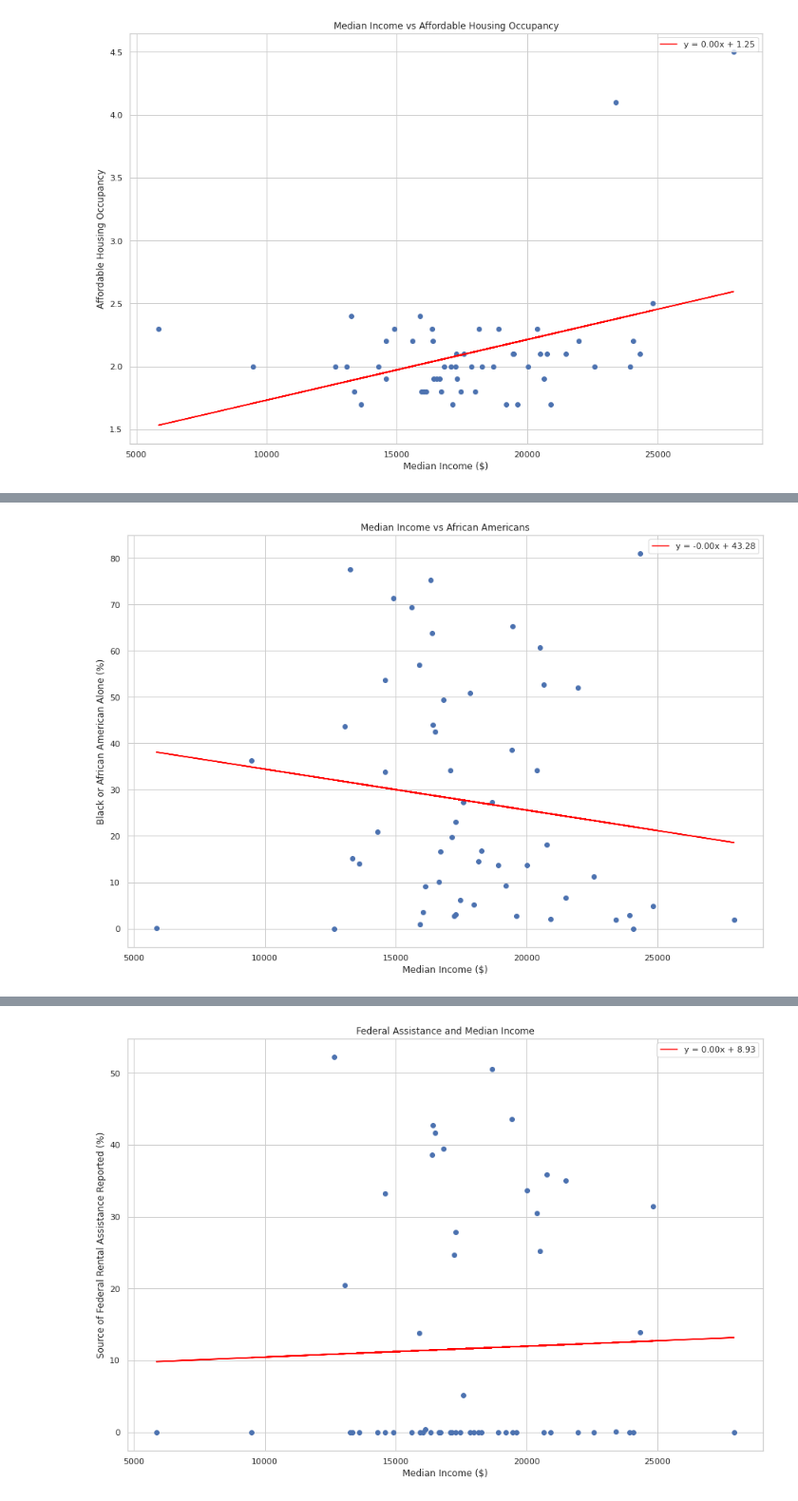
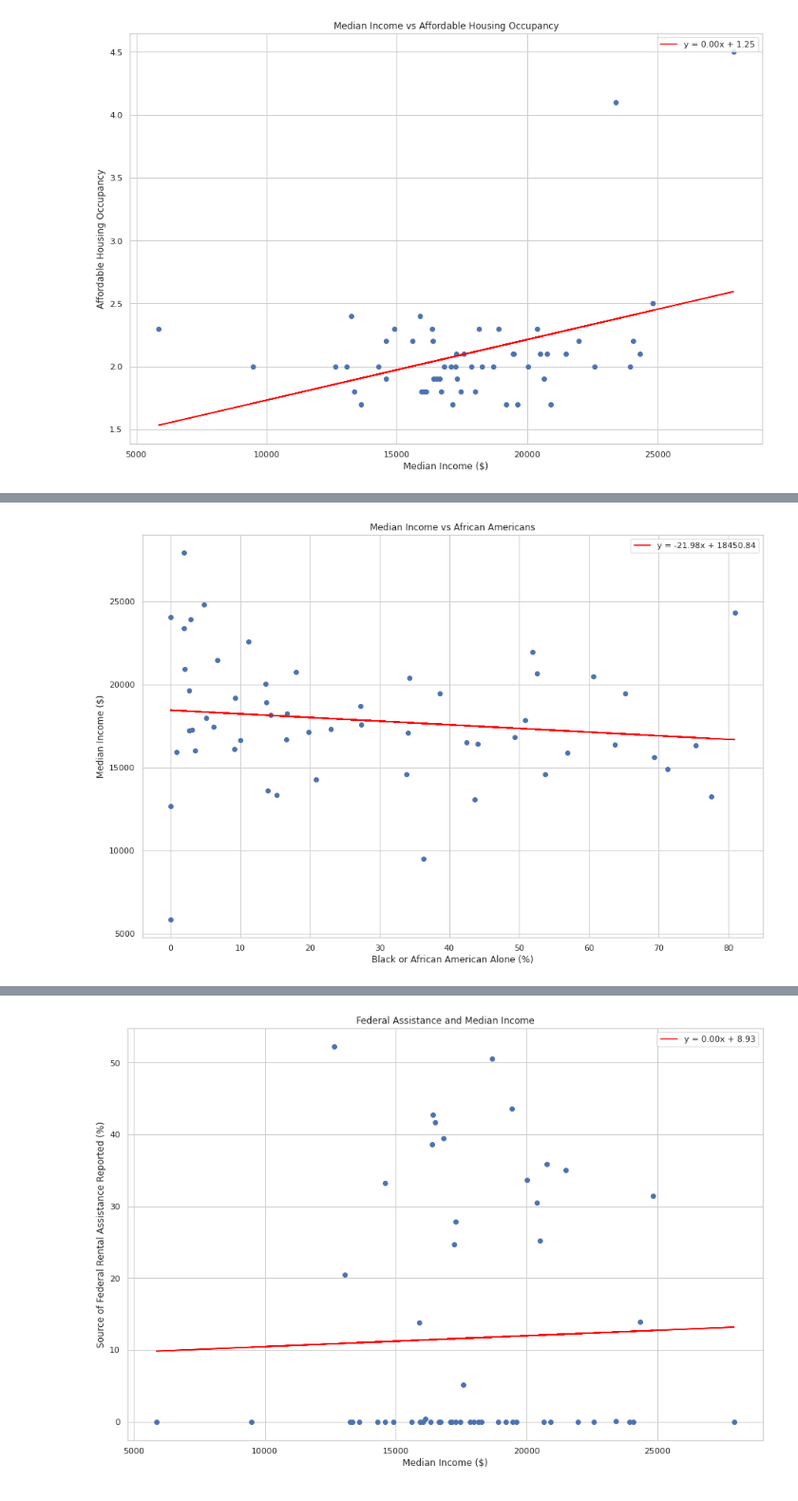
Before and after one commit to samuelscheffler/Housing-Data-Analysis, a Jupyter notebook: final-tutorial.ipynb, the cells around one changed output, grey strips where cells are left out. Shown at 95% size. Cells and saved outputs as stored; diff of their text form; code cells hidden in the pictures.

Commit message:
switched x and y axis for race vs median income regressions

```diff
--- a/final-tutorial.ipynb
+++ b/final-tutorial.ipynb
@@ -485,34 +485,34 @@ strong multicollinearity or other numerical problems.
 # %%
 ##Median income vs African Americans
 
 ##Reshaping cols for linear regression
-X = household_income_df_mod["Median Income ($)"].values.reshape(-1,1)
-Y = head_of_house_df["Black or African American Alone (%)"].values.reshape(-1,1)
+X = head_of_house_df["Black or African American Alone (%)"].values.reshape(-1,1)
+Y = household_income_df_mod["Median Income ($)"].values.reshape(-1,1)
 
 ##Creating linear regression
 lin_regr = LinearRegression()
 reg = lin_regr.fit(X, Y)
 
 ##Predictions
 Y_pred = lin_regr.predict(X)
 
 m = reg.coef_[0][0]
 b = reg.intercept_[0]
 
 line_label = "y = {:.2f}x + {:.2f}".format(m, b)
 
 ##Plotting
 plt.figure(figsize=(15,10))
 plt.scatter(X,Y)
 plt.plot(X,Y_pred, color='red', label=line_label)
-plt.xlabel("Median Income ($)")
-plt.ylabel("Black or African American Alone (%)")
+plt.xlabel("Black or African American Alone (%)")
+plt.ylabel("Median Income ($)")
 plt.title("Median Income vs African Americans")
 plt.legend(loc='upper right')
 
 plt.show()
 # %% [output]
-[figure, old version]
+[figure, new version]
 # %%
 X2 = sm.add_constant(X)
 model = sm.OLS(Y, X2)
```
Also changed, not shown: parts of 9 cells of this notebook.
